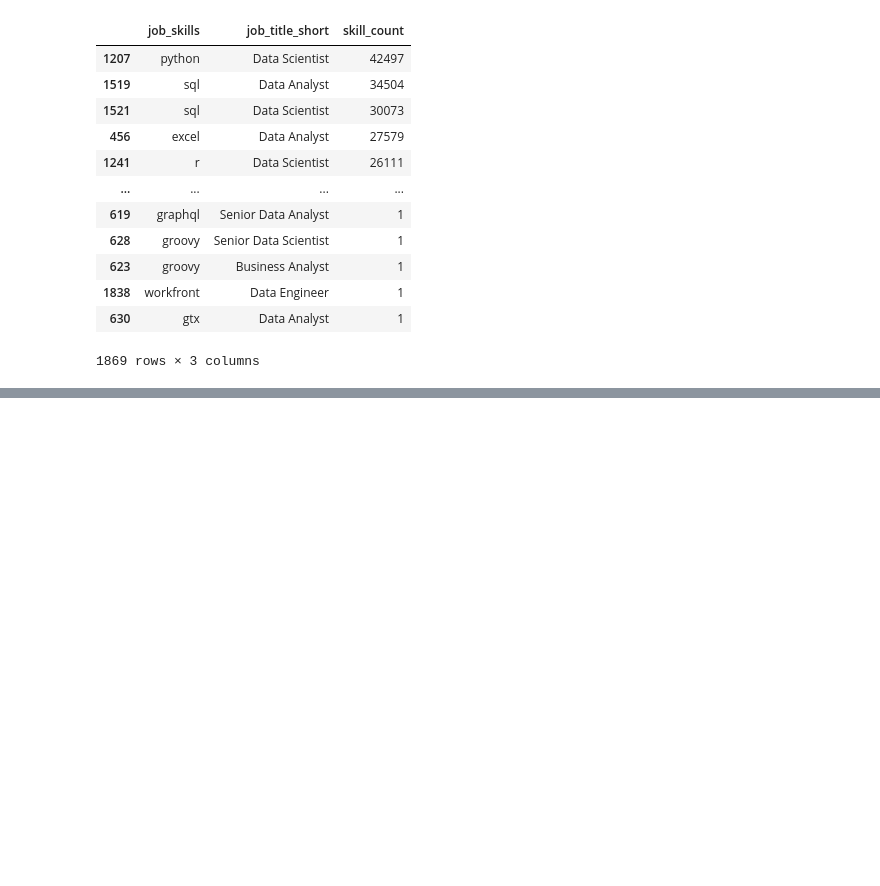
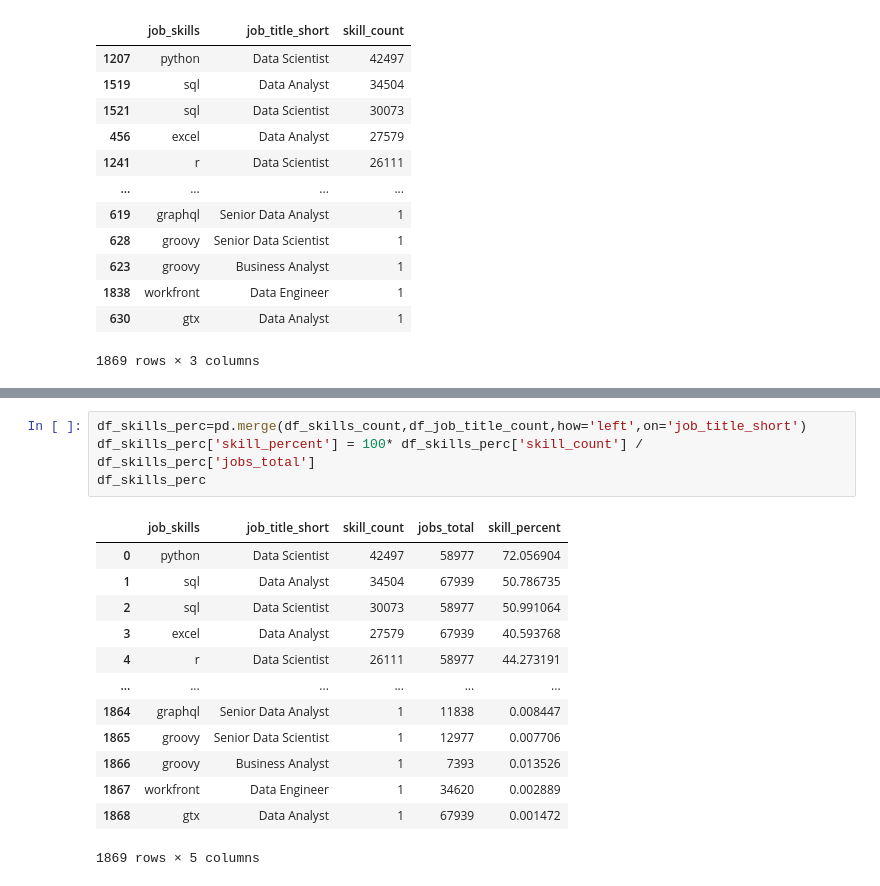
Before and after one commit to lakshay2002-cloud/Python-Project, a Jupyter notebook: Project/2_Skills_Count.ipynb, the cells around one changed output, grey strips where cells are left out. Drawn from its saved outputs; the diff is of its cells as text; blank space fills up the shorter version.

```diff
--- a/Project/2_Skills_Count.ipynb
+++ b/Project/2_Skills_Count.ipynb
@@ -71,0 +91,18 @@ plt.show()
+# %%
+df_skills_perc=pd.merge(df_skills_count,df_job_title_count,how='left',on='job_title_short')
+df_skills_perc['skill_percent'] = 100* df_skills_perc['skill_count'] / df_skills_perc['jobs_total']
+df_skills_perc
+# %% [output]
+|  | job_skills | job_title_short | skill_count | jobs_total | skill_percent |
+| 0 | python | Data Scientist | 42497 | 58977 | 72.056904 |
+| 1 | sql | Data Analyst | 34504 | 67939 | 50.786735 |
+| 2 | sql | Data Scientist | 30073 | 58977 | 50.991064 |
+| 3 | excel | Data Analyst | 27579 | 67939 | 40.593768 |
+| 4 | r | Data Scientist | 26111 | 58977 | 44.273191 |
+| ... | ... | ... | ... | ... | ... |
+| 1864 | graphql | Senior Data Analyst | 1 | 11838 | 0.008447 |
+| 1865 | groovy | Senior Data Scientist | 1 | 12977 | 0.007706 |
+| 1866 | groovy | Business Analyst | 1 | 7393 | 0.013526 |
+| 1867 | workfront | Data Engineer | 1 | 34620 | 0.002889 |
+| 1868 | gtx | Data Analyst | 1 | 67939 | 0.001472 |
+1869 rows × 5 columns
```
Also changed, not shown: parts of 5 cells of this notebook, 5 other files.
